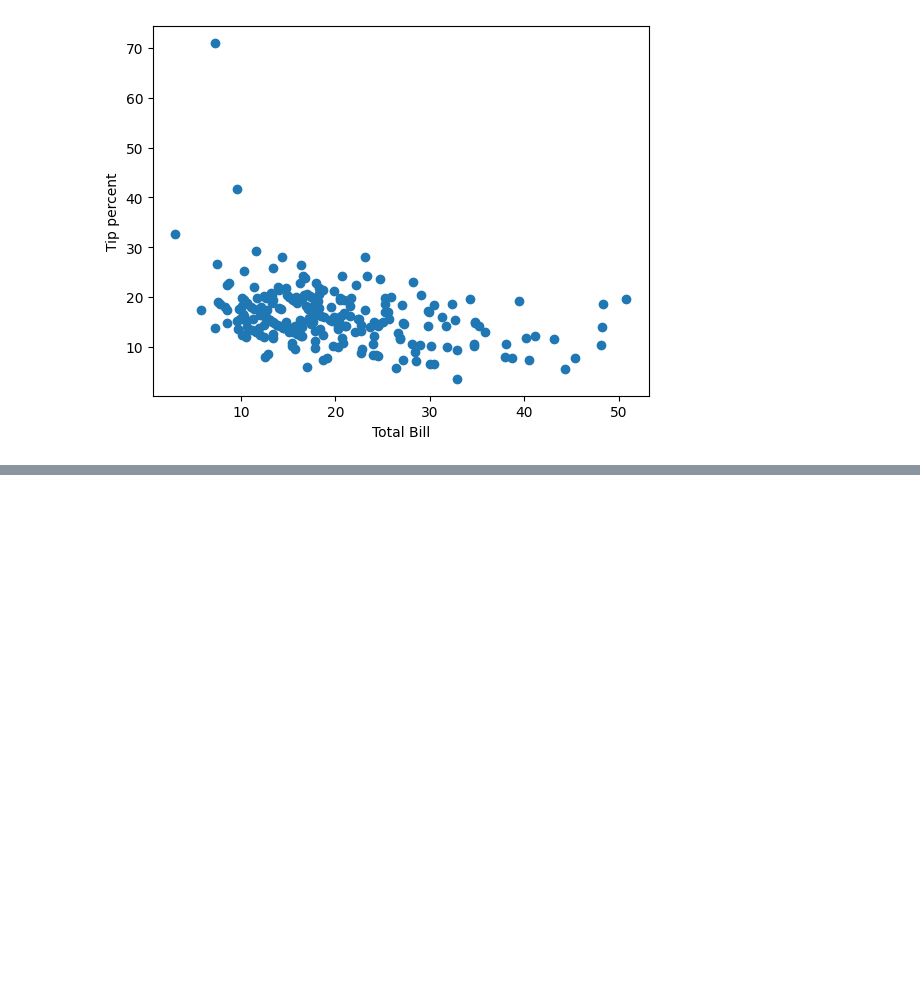
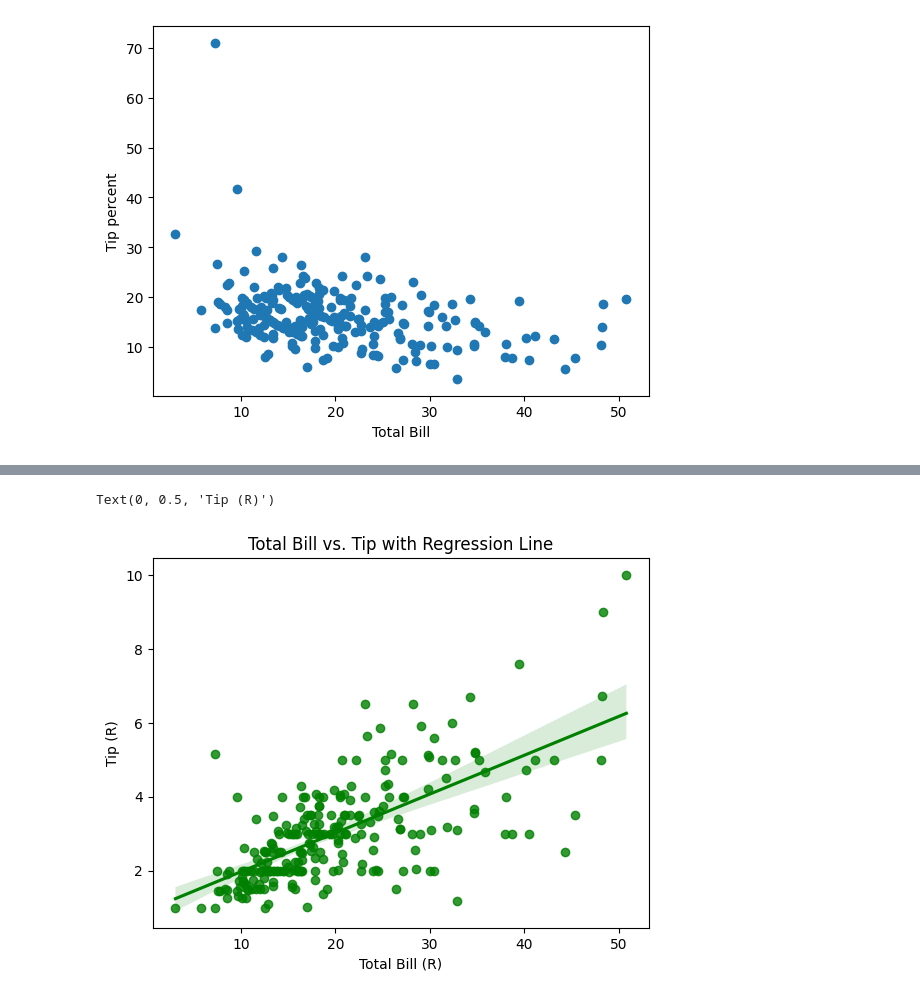
Before and after one commit to Vuyo17Sanlam/python-2025, a Jupyter notebook: Week5_Day3/notes.ipynb, the cells around one changed output, grey strips where cells are left out. Drawn from its saved outputs; the diff is of its cells as text; code cells hidden in the pictures; blank space fills up the shorter version.

```diff
--- a/Week5_Day3/notes.ipynb
+++ b/Week5_Day3/notes.ipynb
@@ -334,0 +352,8 @@ Text(0, 0.5, 'Frequency')
+# %%
+sns.regplot(x='total_bill', y='tip', data=tips_df, color = 'green')
+plt.title('Total Bill vs. Tip with Regression Line')
+plt.xlabel('Total Bill (R)')
+plt.ylabel('Tip (R)')
+# %% [output]
+Text(0, 0.5, 'Tip (R)')
+[figure, added]
```
Also changed, not shown: parts of 3 cells of this notebook, 2 other files.
